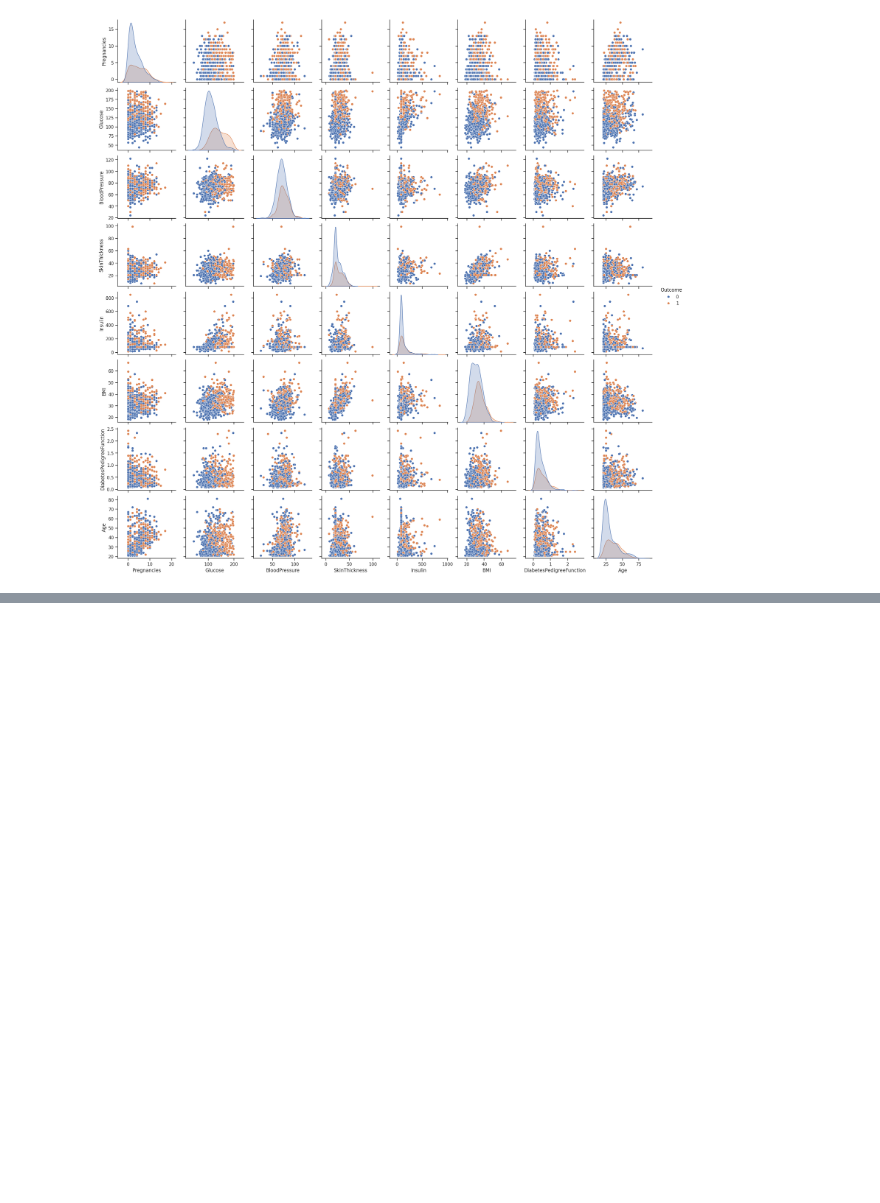
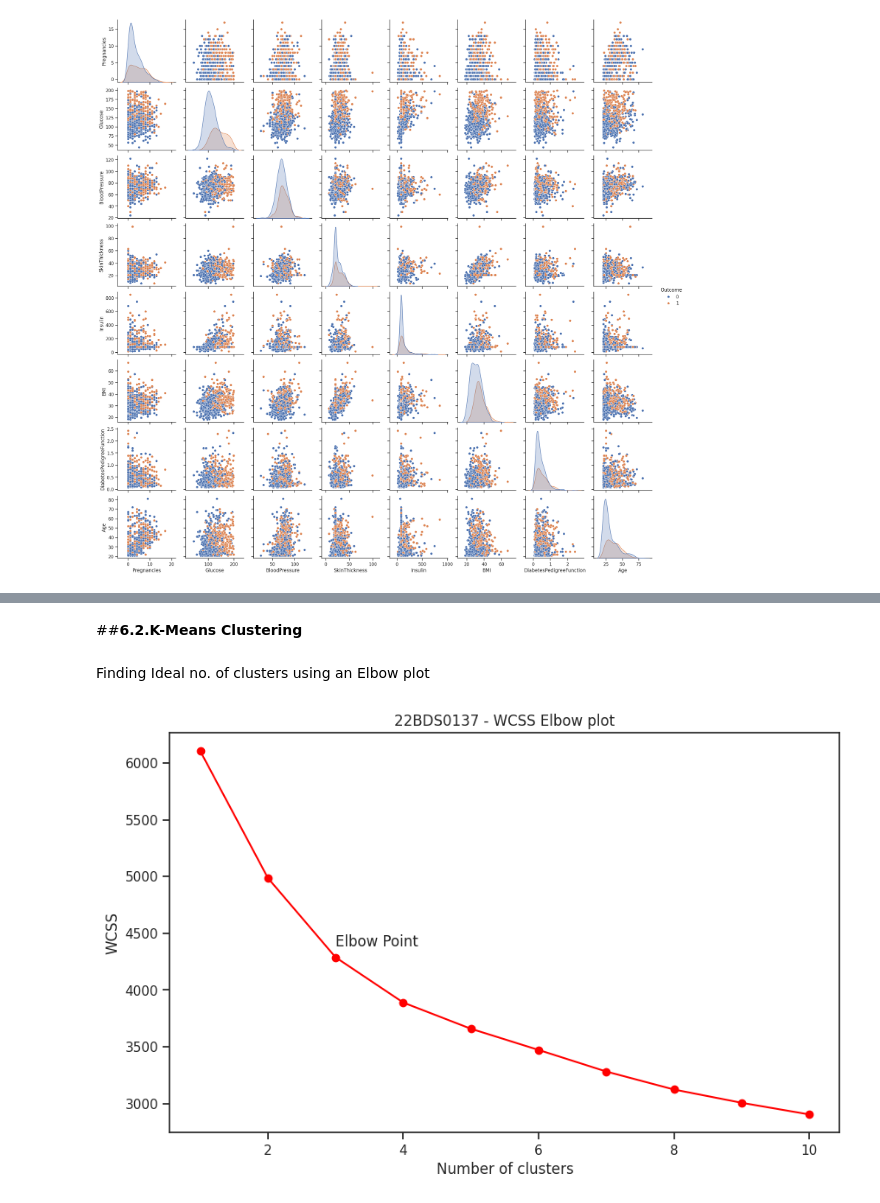
Before and after one commit to gulugulu2042/EDA, a Jupyter notebook: diabetes.ipynb, the cells around one changed output, grey strips where cells are left out. Drawn from its saved outputs; the diff is of its cells as text; code cells hidden in the pictures; blank space fills up the shorter version.

```diff
--- a/diabetes.ipynb
+++ b/diabetes.ipynb
@@ -356,0 +376,23 @@ plt.show()
+# %% [markdown]
+##**6.2.K-Means Clustering**
+# %% [markdown]
+Finding Ideal no. of clusters using an Elbow plot
+# %%
+wcss = []
+for i in range(1, 11):
+    kmeans = KMeans(n_clusters=i, init='k-means++', random_state=42)
+    kmeans.fit(X_scaled)
+    wcss.append(kmeans.inertia_)
+
+plt.figure(figsize=(10, 6))
+plt.plot(range(1, 11), wcss, marker='o', color='red')
+
+plt.title('22BDS0137 - WCSS Elbow plot')
+plt.xlabel('Number of clusters')
+plt.ylabel('WCSS')
+
+plt.annotate('Elbow Point', xy=(3, wcss[2]), xytext=(3, wcss[2] + 100))
+
+plt.show()
+# %% [output]
+[figure, added]
```
Also changed, not shown: parts of 39 cells of this notebook.
